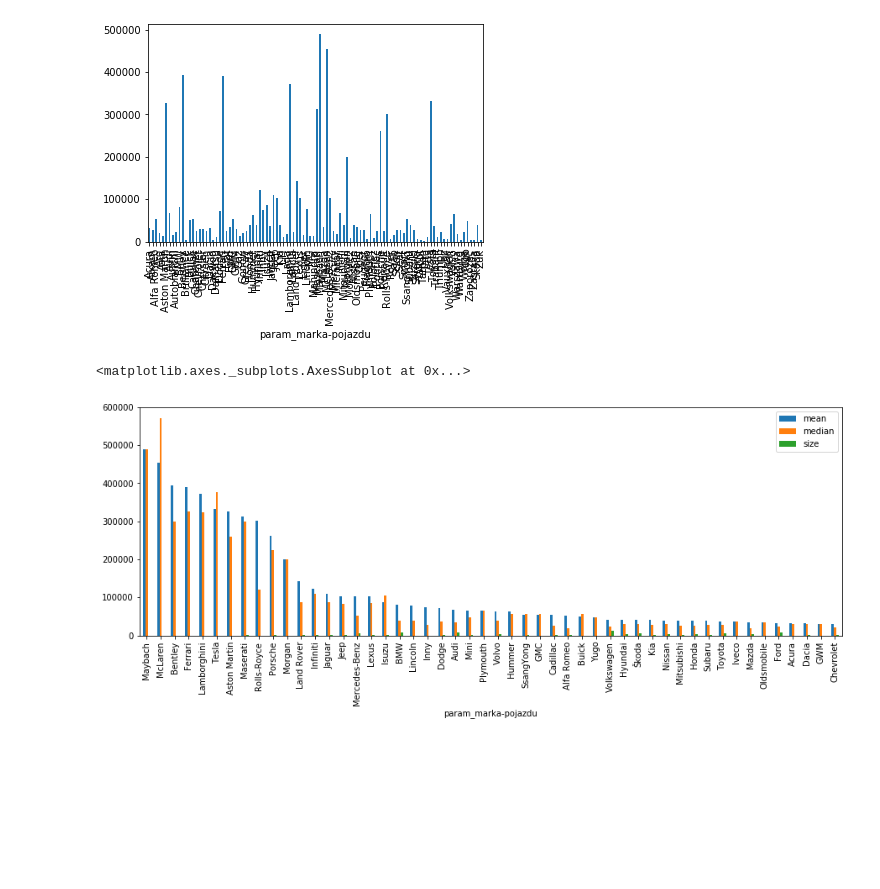
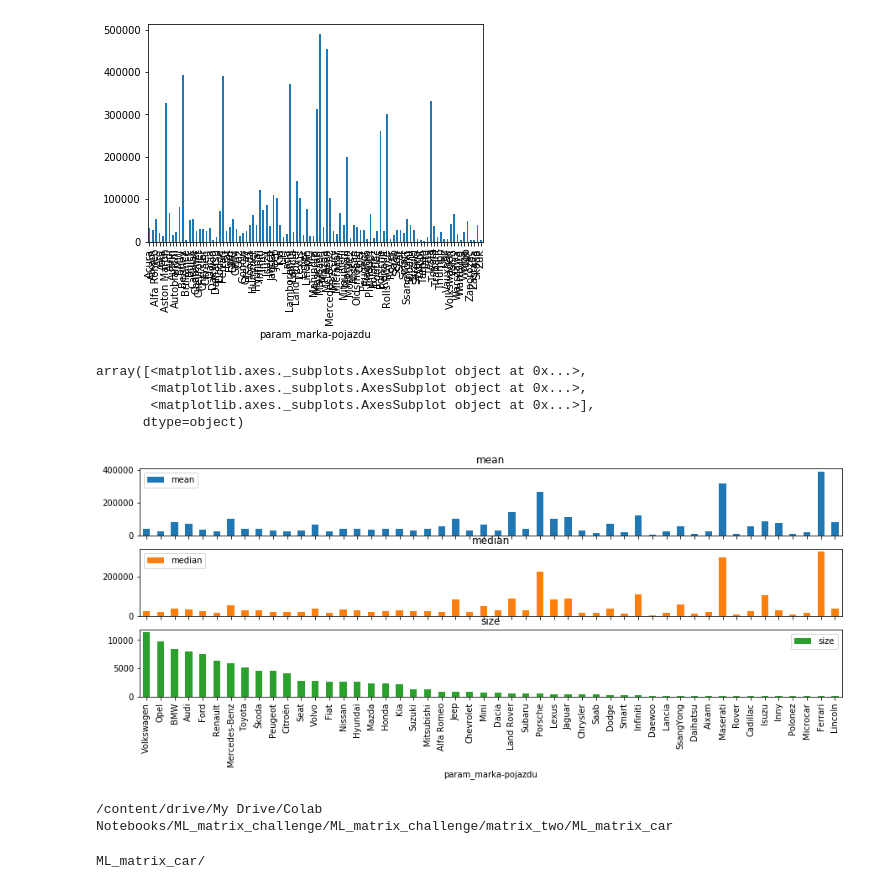
Before and after one commit to YoannaPo/ML_matrix_car, a Jupyter notebook: day2_visualisation.ipynb, the cells around one changed output. Cells and saved outputs as stored; diff of their text form; code cells hidden in the pictures; blank space fills up the shorter version.

Commit message:
add visualisation

```diff
--- a/day2_visualisation.ipynb
+++ b/day2_visualisation.ipynb
@@ -110,17 +110,33 @@ df.groupby('param_marka-pojazdu')['price_value'].agg(np.mean).plot(kind='bar')
 # %%
 #pracujemy, aby wykres byl bardziej czytelny
 (
   df
   .groupby('param_marka-pojazdu')['price_value']
   .agg([np.mean, np.median, np.size])
-  .sort_values(by='mean',ascending=False)
+  .sort_values(by='size', ascending=False)
 #sort_values(by='mean' -sortuj po wartosci sredniej
+#sort_values(by='size' -sortuj po ilosci wystapien
 #(ascending=False) sprawia, ze mamy od najwyjszych na poczatku wykresu
   .head(50)
 #za duzo danych, ograniczamy do 50
 
 #teraz chcemy wydluzyc wykres
-).plot(kind='bar', figsize=(15,5))
+).plot(kind='bar', figsize=(15,5), subplots=True)
+#subplots=True daje nam rozbicie na trzy wykresy:
+#I - wartosci srednie cen
+#II - mediana cen
+#III - ilosc wystapien konkretnych samochodow
 # %% [output]
-<matplotlib.axes._subplots.AxesSubplot at 0x...>
+array([<matplotlib.axes._subplots.AxesSubplot object at 0x...>,
+       <matplotlib.axes._subplots.AxesSubplot object at 0x...>,
+       <matplotlib.axes._subplots.AxesSubplot object at 0x...>],
+      dtype=object)
-[figure, old version]
+[figure, new version]
+# %%
+cd '/content/drive/My Drive/Colab Notebooks/ML_matrix_challenge/ML_matrix_challenge/matrix_two/ML_matrix_car'
+# %% [output]
+/content/drive/My Drive/Colab Notebooks/ML_matrix_challenge/ML_matrix_challenge/matrix_two/ML_matrix_car
+# %%
+ls
+# %% [output]
+ML_matrix_car/
```
Also changed, not shown: parts of 9 cells of this notebook.
